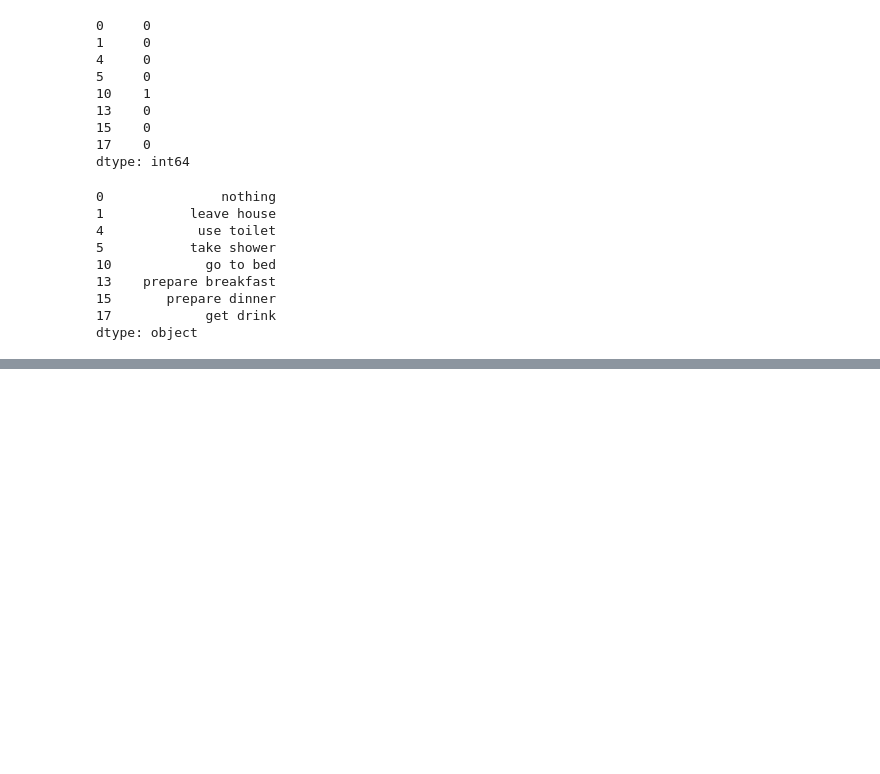
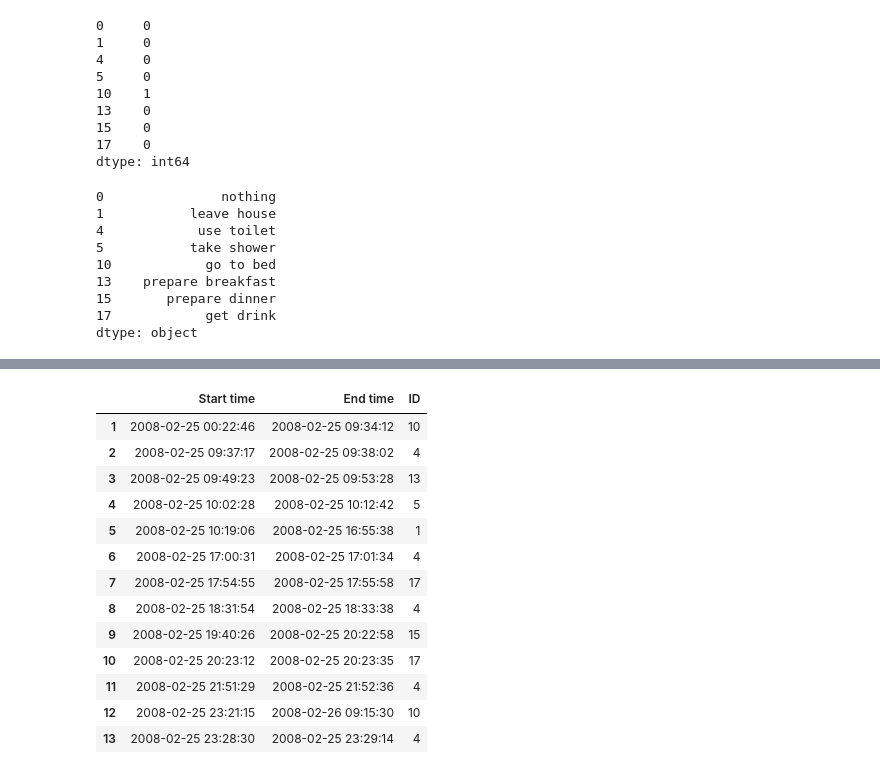
Before and after one commit to du-phan/Human-Activity-Recognition, a Jupyter notebook: Viterbi_Algorithm.ipynb, the cells around one changed output, grey strips where cells are left out. Saved outputs shown, nothing was run; the diff lists cells and outputs as text; code cells hidden in the pictures; blank space fills up the shorter version.

```diff
--- a/Viterbi_Algorithm.ipynb
+++ b/Viterbi_Algorithm.ipynb
@@ -139,0 +165,20 @@ def Viterbi(observation, activityLabel, initialDistribution, observationDistribu
+# %%
+day25Activity = [activityData['Start time'][x].day == 25 for x in range(1,len(activityData))]
+day25Activity = day25Activity + [False]
+day25ActivityData = activityData[day25Activity]
+day25ActivityData
+# %% [output]
+|  | Start time | End time | ID |
+| 1 | 2008-02-25 00:22:46 | 2008-02-25 09:34:12 | 10 |
+| 2 | 2008-02-25 09:37:17 | 2008-02-25 09:38:02 | 4 |
+| 3 | 2008-02-25 09:49:23 | 2008-02-25 09:53:28 | 13 |
+| 4 | 2008-02-25 10:02:28 | 2008-02-25 10:12:42 | 5 |
+| 5 | 2008-02-25 10:19:06 | 2008-02-25 16:55:38 | 1 |
+| 6 | 2008-02-25 17:00:31 | 2008-02-25 17:01:34 | 4 |
+| 7 | 2008-02-25 17:54:55 | 2008-02-25 17:55:58 | 17 |
+| 8 | 2008-02-25 18:31:54 | 2008-02-25 18:33:38 | 4 |
+| 9 | 2008-02-25 19:40:26 | 2008-02-25 20:22:58 | 15 |
+| 10 | 2008-02-25 20:23:12 | 2008-02-25 20:23:35 | 17 |
+| 11 | 2008-02-25 21:51:29 | 2008-02-25 21:52:36 | 4 |
+| 12 | 2008-02-25 23:21:15 | 2008-02-26 09:15:30 | 10 |
+| 13 | 2008-02-25 23:28:30 | 2008-02-25 23:29:14 | 4 |
```
Also changed, not shown: parts of 14 cells of this notebook, 1 other file.
